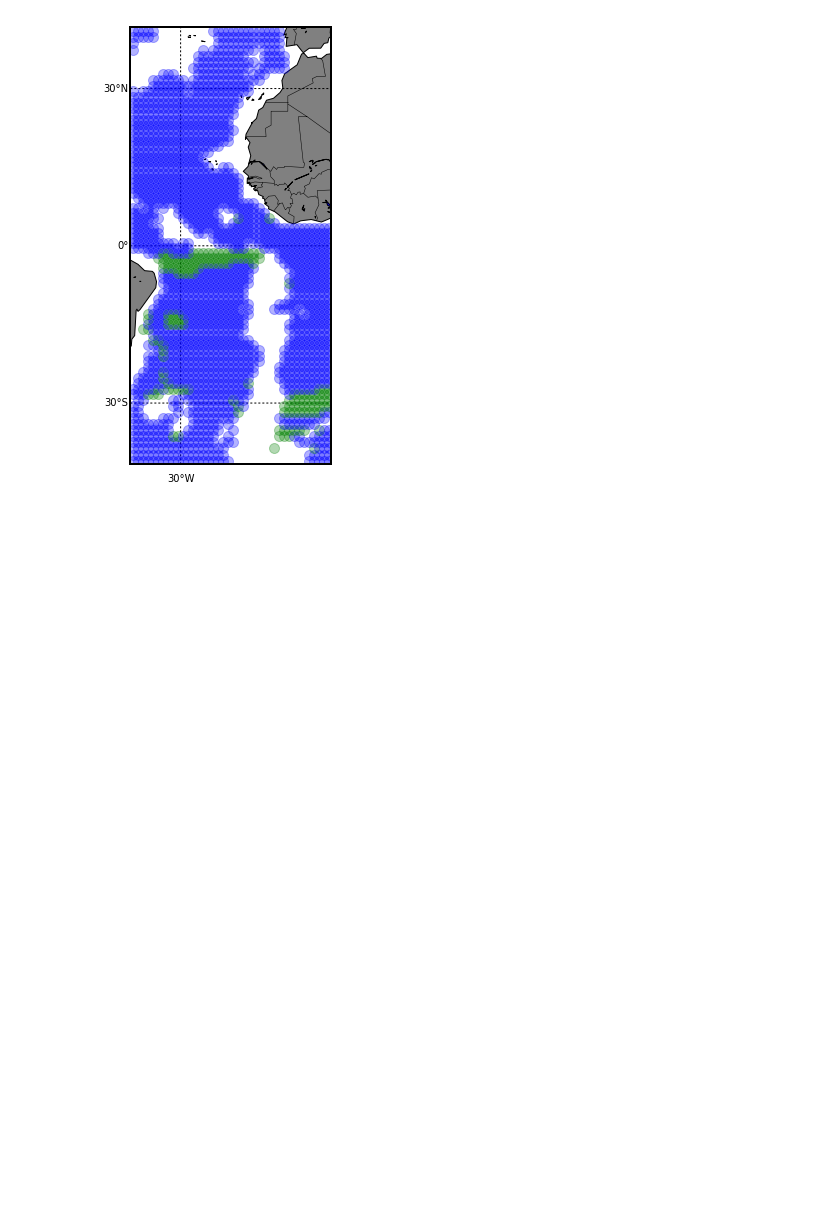
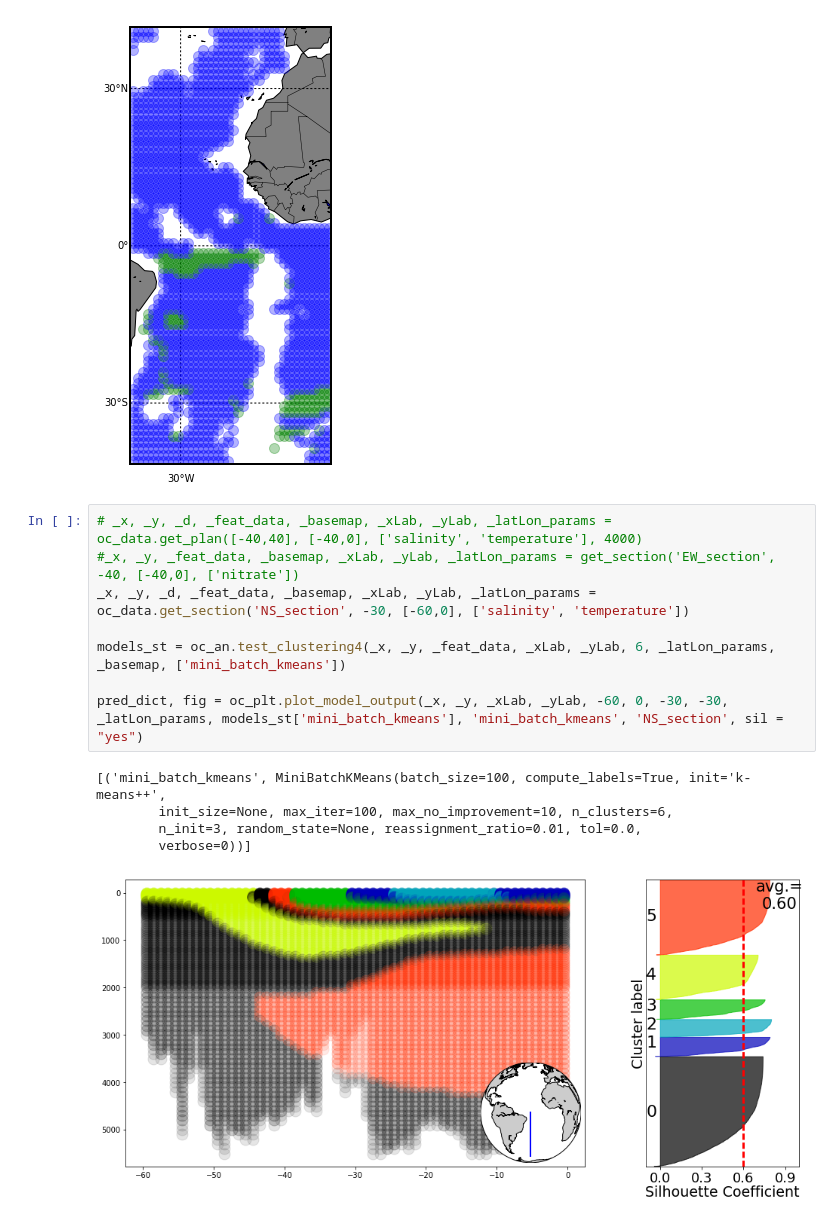
Before and after one commit to jordanplanders/Thinkful, a Jupyter notebook: Capstone Project/cluster_tracer_comparison.ipynb, the cells around one changed output. Saved outputs shown, nothing was run; the diff lists cells and outputs as text; blank space fills up the shorter version.

Commit message:
added 8 section plot

```diff
--- a/Capstone Project/cluster_tracer_comparison.ipynb
+++ b/Capstone Project/cluster_tracer_comparison.ipynb
@@ -126,3 +126,17 @@ plt.tight_layout(pad=3, w_pad=4., h_pad=3.0)
 # %% [output]
 0.06234025955200195
 [figure]
+# %%
+# _x, _y, _d, _feat_data, _basemap, _xLab, _yLab, _latLon_params = oc_data.get_plan([-40,40], [-40,0], ['salinity', 'temperature'], 4000)
+#_x, _y, _feat_data, _basemap, _xLab, _yLab, _latLon_params = get_section('EW_section', -40, [-40,0], ['nitrate'])
+_x, _y, _d, _feat_data, _basemap, _xLab, _yLab, _latLon_params = oc_data.get_section('NS_section', -30, [-60,0], ['salinity', 'temperature'])
+
+models_st = oc_an.test_clustering4(_x, _y, _feat_data, _xLab, _yLab, 6, _latLon_params, _basemap, ['mini_batch_kmeans'])
+
+pred_dict, fig = oc_plt.plot_model_output(_x, _y, _xLab, _yLab, -60, 0, -30, -30, _latLon_params, models_st['mini_batch_kmeans'], 'mini_batch_kmeans', 'NS_section', sil = "yes")
+# %% [output]
+[('mini_batch_kmeans', MiniBatchKMeans(batch_size=100, compute_labels=True, init='k-means++',
+        init_size=None, max_iter=100, max_no_improvement=10, n_clusters=6,
+        n_init=3, random_state=None, reassignment_ratio=0.01, tol=0.0,
+        verbose=0))]
+[figure, added]
```
Also changed, not shown: parts of 1 cell of this notebook.
